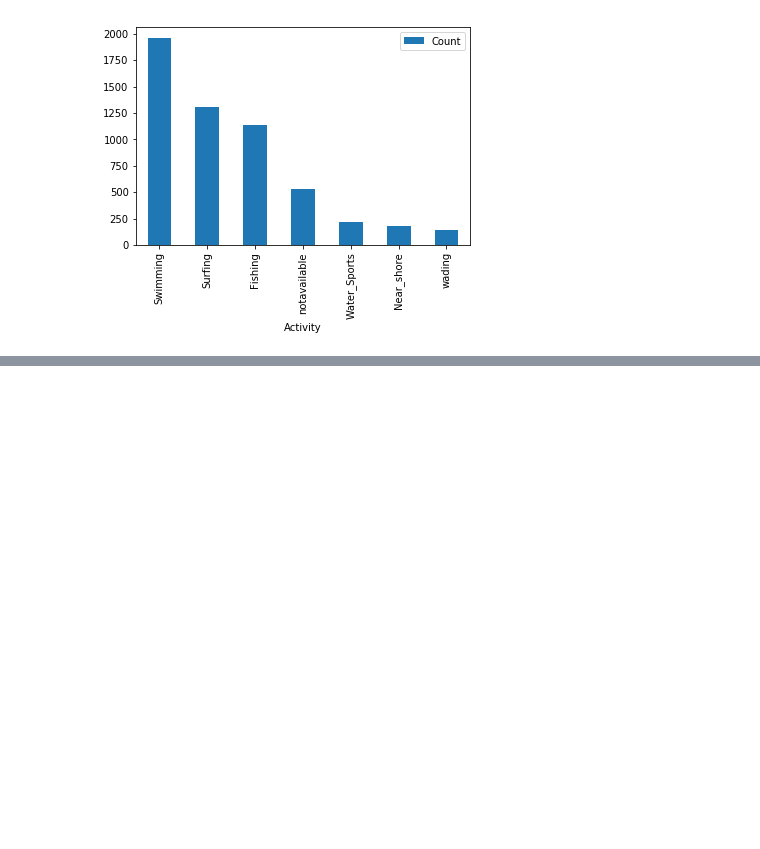
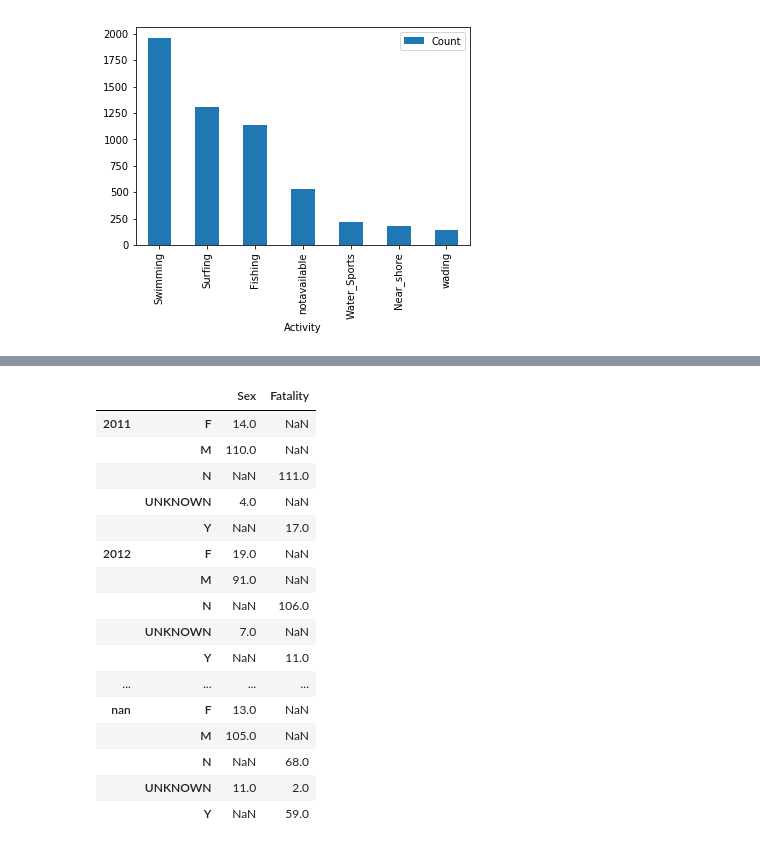
Before and after one commit to E2811/Shark-attack-Data-Visualization, a Jupyter notebook: Shark-Attack.ipynb, the cells around one changed output, grey strips where cells are left out. Saved outputs shown, nothing was run; the diff lists cells and outputs as text; code cells hidden in the pictures; blank space fills up the shorter version.

```diff
--- a/Shark-Attack.ipynb
+++ b/Shark-Attack.ipynb
@@ -234,0 +298,23 @@ shark_df
+# %%
+a = shark_df.where(shark_df['Year']>'2010').groupby("Year")["Sex"].value_counts()
+b = shark_df.where(shark_df['Year']>'2010').groupby("Year")["Activity"].value_counts()
+c = shark_df.where(shark_df['Year']>'2010').groupby("Year")["Fatality"].value_counts()
+pd.concat([a,c],axis =1)
+# %% [output]
+|  |  | Sex | Fatality |
+| 2011 | F | 14.0 | NaN |
+|  | M | 110.0 | NaN |
+|  | N | NaN | 111.0 |
+|  | UNKNOWN | 4.0 | NaN |
+|  | Y | NaN | 17.0 |
+| 2012 | F | 19.0 | NaN |
+|  | M | 91.0 | NaN |
+|  | N | NaN | 106.0 |
+|  | UNKNOWN | 7.0 | NaN |
+|  | Y | NaN | 11.0 |
+| ... | ... | ... | ... |
+| nan | F | 13.0 | NaN |
+|  | M | 105.0 | NaN |
+|  | N | NaN | 68.0 |
+|  | UNKNOWN | 11.0 | 2.0 |
+|  | Y | NaN | 59.0 |
```
Also changed, not shown: parts of 12 cells of this notebook, 1 other file.
